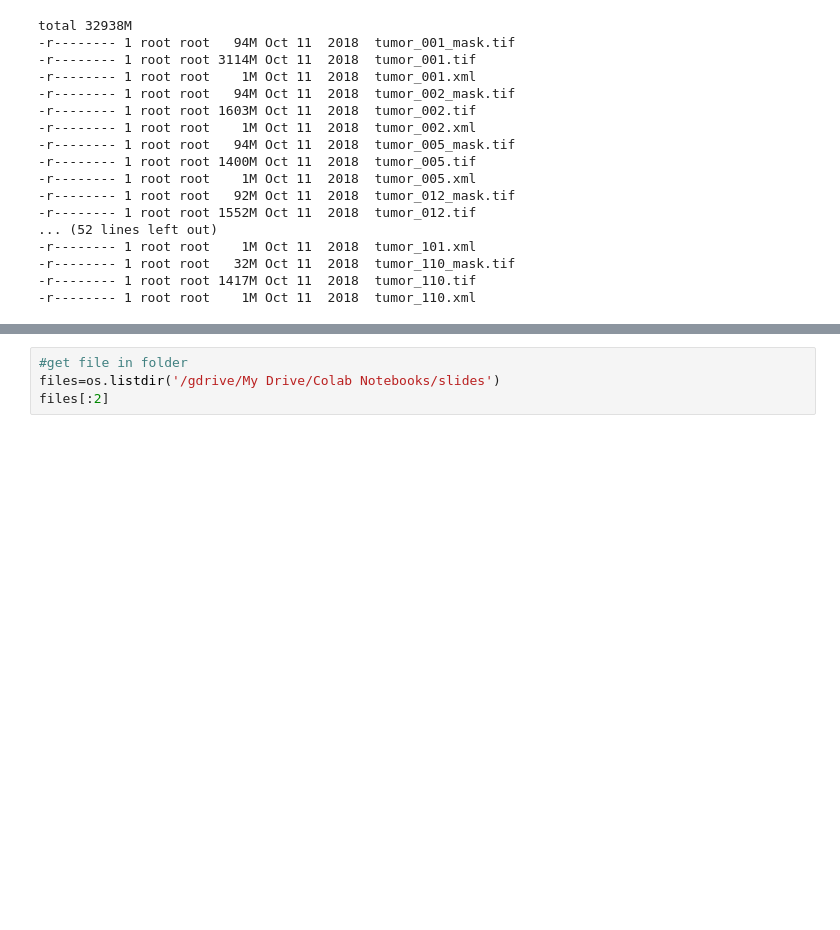
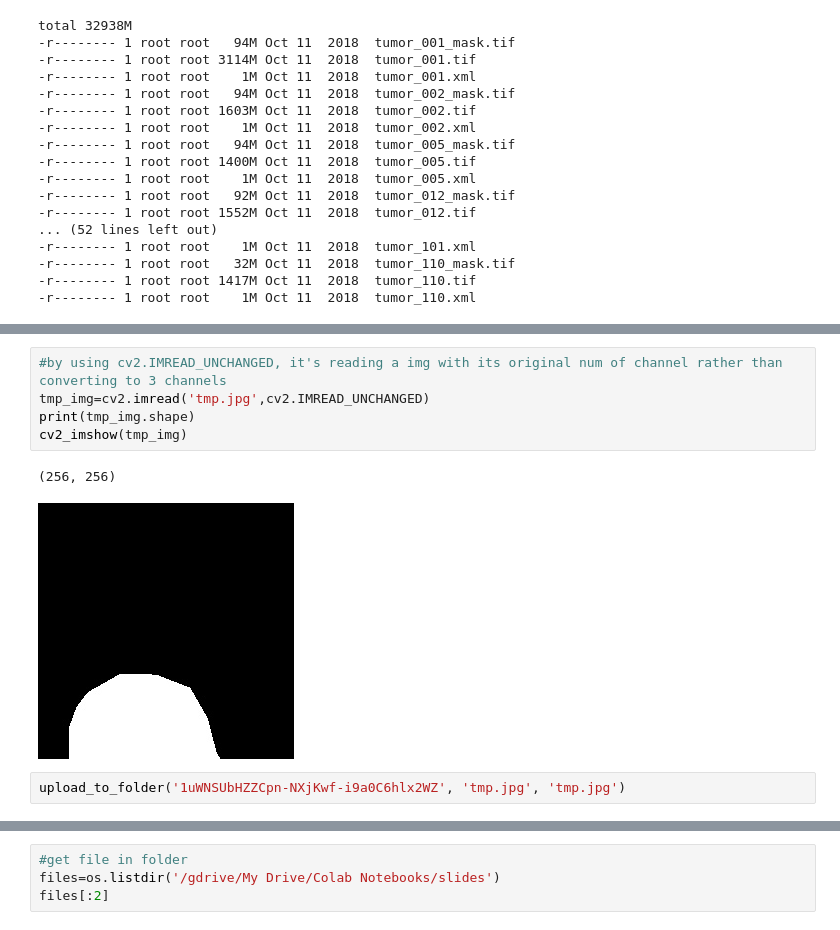
Before and after one commit to YihangDing/4995-Applied-Deep-Learning-project, a Jupyter notebook: startercode.ipynb, the cells around one changed output, grey strips where cells are left out. Drawn from its saved outputs; the diff is of its cells as text; blank space fills up the shorter version.

```diff
--- a/startercode.ipynb
+++ b/startercode.ipynb
@@ -96,0 +131,10 @@ from skimage.color import rgb2gray
+# %%
+#by using cv2.IMREAD_UNCHANGED, it's reading a img with its original num of channel rather than converting to 3 channels
+tmp_img=cv2.imread('tmp.jpg',cv2.IMREAD_UNCHANGED)
+print(tmp_img.shape)
+cv2_imshow(tmp_img)
+# %% [output]
+(256, 256)
+[figure, added]
+# %%
+upload_to_folder('1uWNSUbHZZCpn-NXjKwf-i9a0C6hlx2WZ', 'tmp.jpg', 'tmp.jpg')
```
Also changed, not shown: parts of 51 cells of this notebook, 1 other file.
